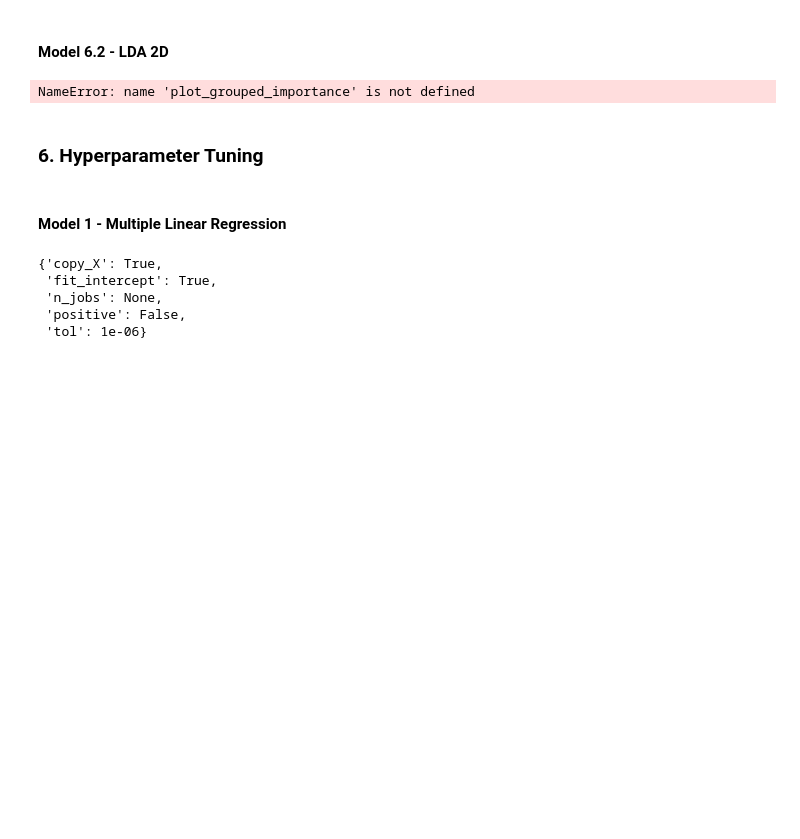
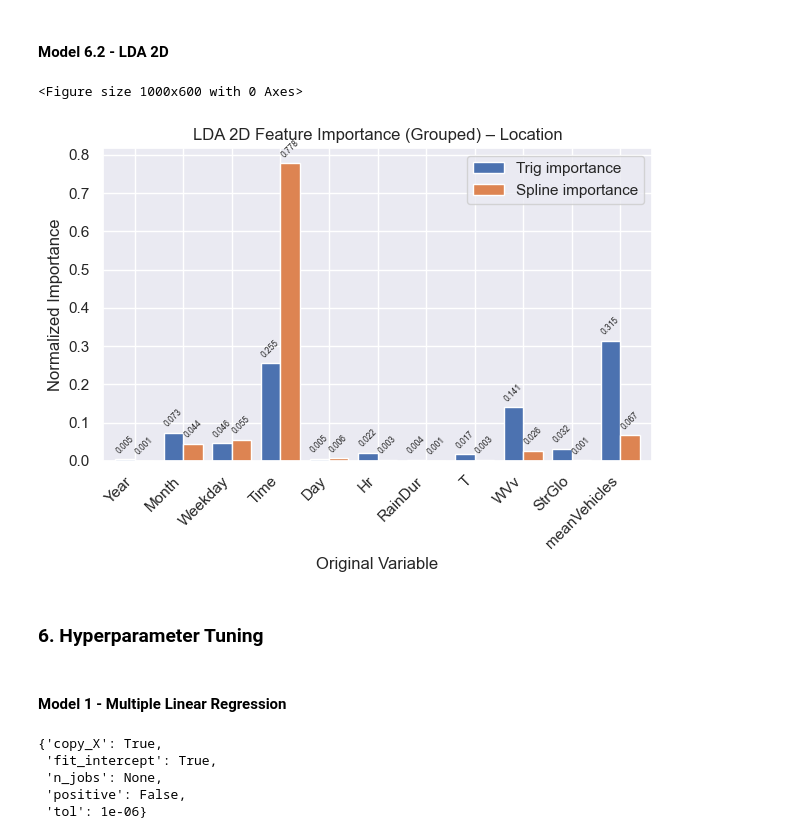
Before and after one commit to JitkaRantanen/AS2025_CO2-GroupProject, a Jupyter notebook: Masterfile.ipynb, the cells around one changed output. Saved outputs shown, nothing was run; the diff lists cells and outputs as text; code cells hidden in the pictures; blank space fills up the shorter version.

```diff
--- a/Masterfile.ipynb
+++ b/Masterfile.ipynb
@@ -1769,11 +1772,12 @@ g_imp_lda_load_tri = grouped_from_series(imp_lda_load_tri, X_tri_Loc)
 
 g_imp_lda_coef_spl = grouped_from_series(imp_lda_coef_spl, X_spl_Loc)
 g_imp_lda_load_spl = grouped_from_series(imp_lda_load_spl, X_spl_Loc)
-# %%
-# Plot the grouped importance
-plot_grouped_importance(g_imp_lda_coef_tri, g_imp_lda_coef_spl, "Location")
-# %% [output]
-NameError: name 'plot_grouped_importance' is not defined
+# %%
+# Plot the grouped importance
+plot_grouped_importance(g_imp_lda_coef_tri, g_imp_lda_coef_spl, "LDA 2D", "Location")
+# %% [output]
+<Figure size 1000x600 with 0 Axes>
+[figure, added]
 # %% [markdown]
 ### 6. Hyperparameter Tuning
 # %% [markdown]
```
Also changed, not shown: parts of 10 cells of this notebook.
